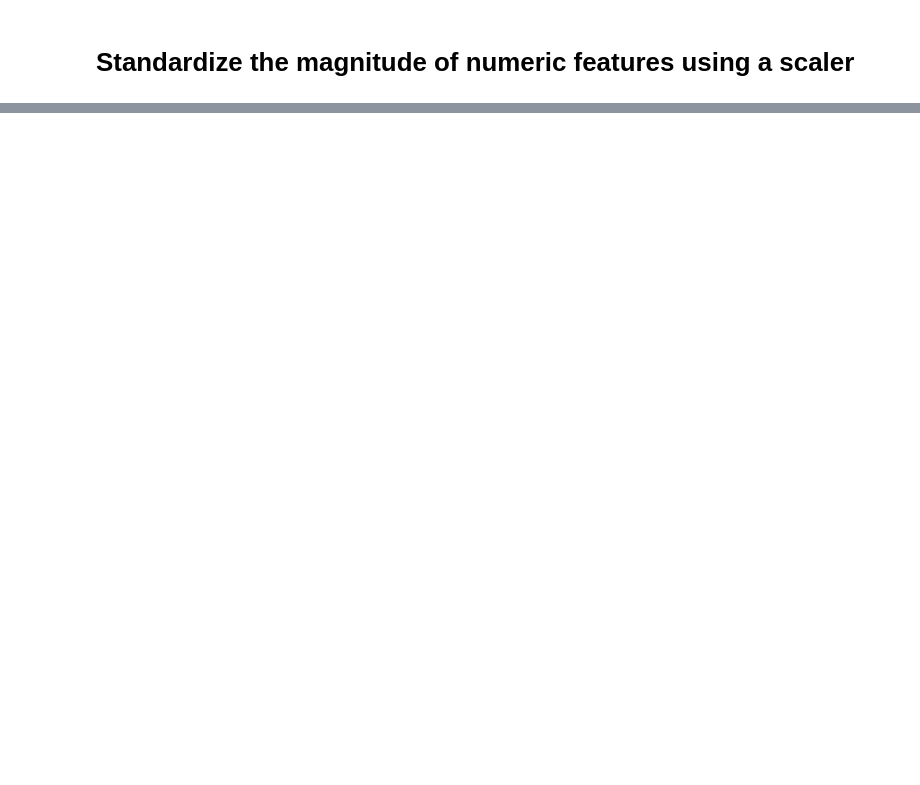
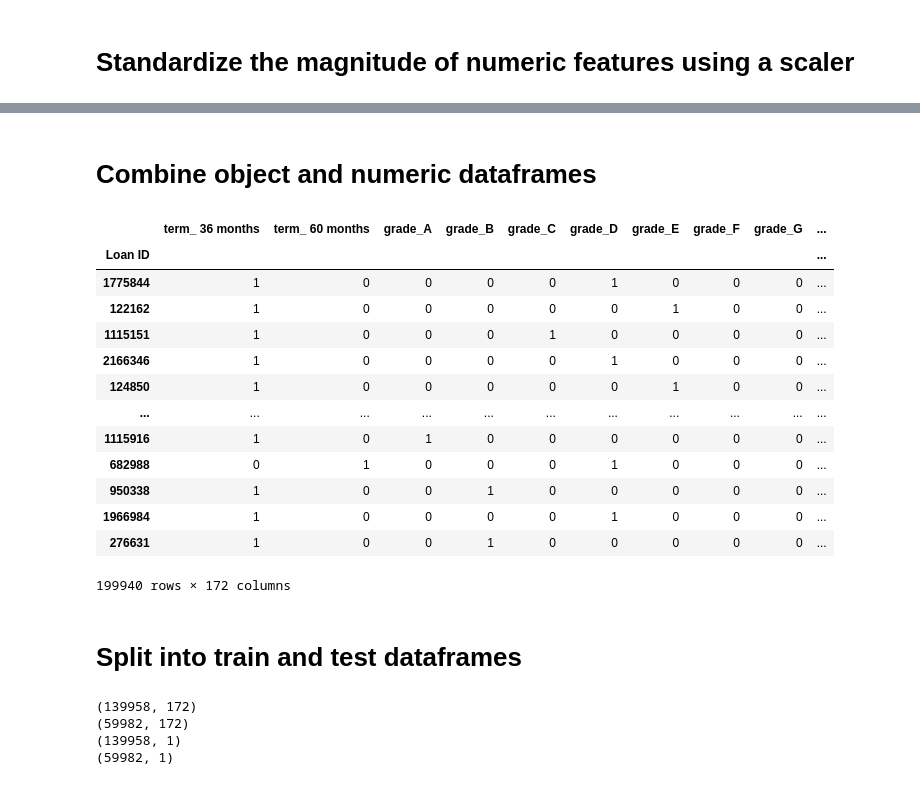
Before and after one commit to jjobes90/Loan-Approval, a Jupyter notebook: Pre_processing.ipynb, the cells around one changed output, grey strips where cells are left out. Saved outputs shown, nothing was run; the diff lists cells and outputs as text; code cells hidden in the pictures; blank space fills up the shorter version.

```diff
--- a/Pre_processing.ipynb
+++ b/Pre_processing.ipynb
@@ -185,0 +243,6 @@ Name: num_tl_120dpd_2m, dtype: int64
+# %%
+numeric_df_scaled['Loan ID'] = catagorical_dummy_df.index
+
+numeric_df_scaled.set_index('Loan ID', inplace=True)
+
+numeric_df_scaled
@@ -185,0 +264,23 @@ Name: num_tl_120dpd_2m, dtype: int64
+# %% [markdown]
+# Combine object and numeric dataframes
+# %%
+X = catagorical_dummy_df.merge(numeric_df_scaled, on='Loan ID')
+
+X
+# %% [output]
+|  | term_ 36 months | term_ 60 months | grade_A | grade_B | grade_C | grade_D | grade_E | grade_F | grade_G | ... |
+| Loan ID |  |  |  |  |  |  |  |  |  | ... |
+| 1775844 | 1 | 0 | 0 | 0 | 0 | 1 | 0 | 0 | 0 | ... |
+| 122162 | 1 | 0 | 0 | 0 | 0 | 0 | 1 | 0 | 0 | ... |
+| 1115151 | 1 | 0 | 0 | 0 | 1 | 0 | 0 | 0 | 0 | ... |
+| 2166346 | 1 | 0 | 0 | 0 | 0 | 1 | 0 | 0 | 0 | ... |
+| 124850 | 1 | 0 | 0 | 0 | 0 | 0 | 1 | 0 | 0 | ... |
+| ... | ... | ... | ... | ... | ... | ... | ... | ... | ... | ... |
+| 1115916 | 1 | 0 | 1 | 0 | 0 | 0 | 0 | 0 | 0 | ... |
+| 682988 | 0 | 1 | 0 | 0 | 0 | 1 | 0 | 0 | 0 | ... |
+| 950338 | 1 | 0 | 0 | 1 | 0 | 0 | 0 | 0 | 0 | ... |
+| 1966984 | 1 | 0 | 0 | 0 | 0 | 1 | 0 | 0 | 0 | ... |
+| 276631 | 1 | 0 | 0 | 1 | 0 | 0 | 0 | 0 | 0 | ... |
+199940 rows × 172 columns
+# %% [markdown]
+# Split into train and test dataframes
@@ -185,0 +291,11 @@ Name: num_tl_120dpd_2m, dtype: int64
+# %%
+print(X_train.shape)
+print(X_test.shape)
+
+print(y_train.shape)
+print(y_test.shape)
+# %% [output]
+(139958, 172)
+(59982, 172)
+(139958, 1)
+(59982, 1)
```
Also changed, not shown: parts of 34 cells of this notebook.
